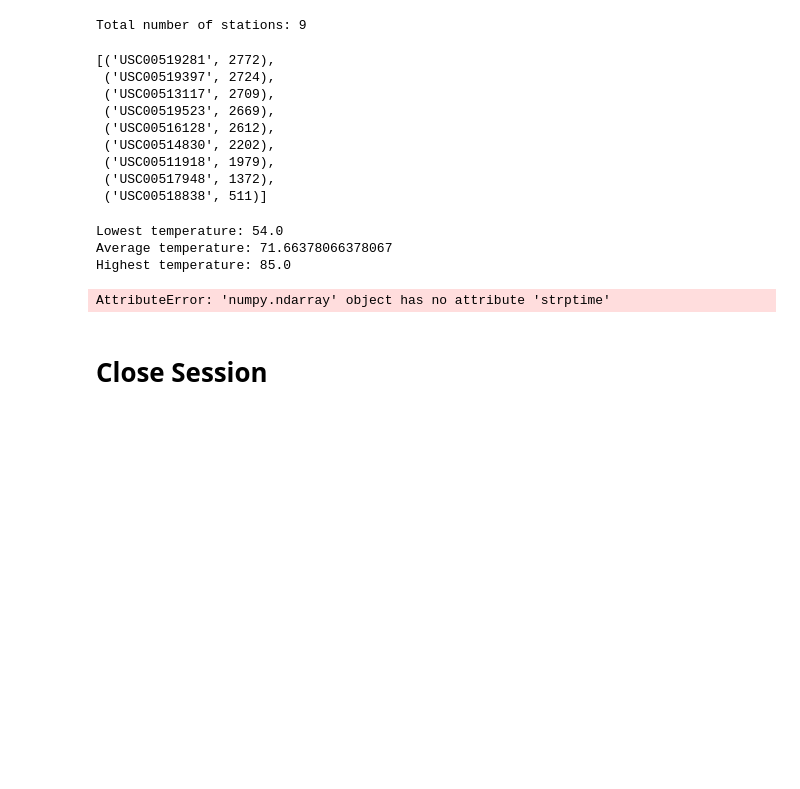
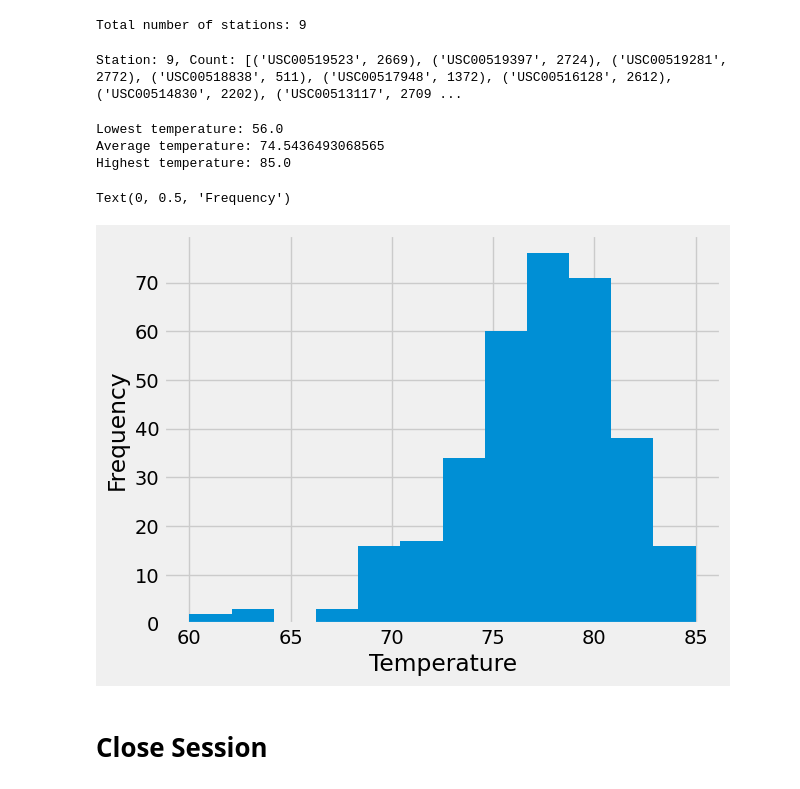
Before and after one commit to JaskiratSingh95/sqlalchemy-challenge, a Jupyter notebook: SurfsUp/climate_starter.ipynb, the cells around one changed output. Saved outputs shown, nothing was run; the diff lists cells and outputs as text; code cells hidden in the pictures; blank space fills up the shorter version.

```diff
--- a/SurfsUp/climate_starter.ipynb
+++ b/SurfsUp/climate_starter.ipynb
@@ -136,22 +191,15 @@ Total number of stations: 9
 # %%
 # Design a query to find the most active stations (i.e. which stations have the most rows?)
 # List the stations and their counts in descending order.
-station_counts = session.query(Measurement.station, func.count(Measurement.station)).\
-    group_by(Measurement.station).order_by(func.count(Measurement.station).desc()).all()
-station_counts
+sel = [Measurement.station, func.count(Measurement.id)]
+active_station = session.query(*sel).group_by(Measurement.station).\
+    order_by(Measurement.station.desc()). all()
+print (f"Station: {num_stations}, Count: {active_station}")
 # %% [output]
-[('USC00519281', 2772),
- ('USC00519397', 2724),
- ('USC00513117', 2709),
- ('USC00519523', 2669),
- ('USC00516128', 2612),
- ('USC00514830', 2202),
- ('USC00511918', 1979),
- ('USC00517948', 1372),
- ('USC00518838', 511)]
+Station: 9, Count: [('USC00519523', 2669), ('USC00519397', 2724), ('USC00519281', 2772), ('USC00518838', 511), ('USC00517948', 1372), ('USC00516128', 2612), ('USC00514830', 2202), ('USC00513117', 2709 ...
 # %%
 # Using the most active station id from the previous query, calculate the lowest, highest, and average temperature.
-most_active_station = station_counts[0][0]
+most_active_station = active_station[0][0]
 temperature_stats = session.query(func.min(Measurement.tobs), func.avg(Measurement.tobs), func.max(Measurement.tobs)).\
                     filter(Measurement.station == most_active_station).all()
 # Print the temperature statistics
@@ -159,31 +207,45 @@ print(f"Lowest temperature: {temperature_stats[0][0]}")
 print(f"Average temperature: {temperature_stats[0][1]}")
 print(f"Highest temperature: {temperature_stats[0][2]}")
 # %% [output]
-Lowest temperature: 54.0
-Average temperature: 71.66378066378067
+Lowest temperature: 56.0
+Average temperature: 74.5436493068565
 Highest temperature: 85.0
+# %%
+# Using the most active station id
+# Query the last 12 months of temperature observation data for this station and plot the results as a histogram
+temp_results = session.query(Measurement.station, Measurement.tobs).\
+    filter(Measurement.station == most_active_station).\
+    filter(Measurement.date >= start_date).all()
+
+temp_results_df = pd.DataFrame(temp_results)['tobs']
+
+hist = temp_results_df.hist(bins=12)
+plt.xlabel('Temperature')
+plt.ylabel('Frequency')
+# %% [output]
+Text(0, 0.5, 'Frequency')
+[figure, added]
 # %%
-# Using the most active station id
-# Query the last 12 months of temperature observation data for this station and plot the results as a histogram
-from datetime import datetime, timedelta
-# most_recent_date = session.query(Measurement.date).order_by(Measurement.date.desc()).first()[0]
-most_recent_date_tuple = session.query(Measurement.date).order_by(Measurement.date.desc()).first()
-most_recent_date = most_recent_date_tuple[0]
-most_recent_date
-# Calculate the start date for the last 12 months
-start_date = one_year_ago_datetime.strptime(most_recent_date, '%Y-%m-%d') - timedelta(days=365)
+#Previous code
+## Using the most active station id
+# # Query the last 12 months of temperature observation data for this station and plot the results as a histogram
+# from datetime import datetime, timedelta
+# # most_recent_date = session.query(Measurement.date).order_by(Measurement.date.desc()).first()[0]
+# most_recent_date_tuple = session.query(Measurement.date).order_by(Measurement.date.desc()).first()
+# most_recent_date = most_recent_date_tuple[0]
+# most_recent_date
+# # Calculate the start date for the last 12 months
+# start_date = one_year_ago_datetime.strptime(most_recent_date, '%Y-%m-%d') - timedelta(days=365)
 
-temperature_data = session.query(Measurement.tobs).\
-                   filter(Measurement.station == most_active_station, Measurement.date >= start_date).all()
-temperature_list = [t[0] for t in temperature_data]
-plt.hist(temperature_list, bins=12)
-plt.xlabel('Temperature (°F)')
-plt.ylabel('Frequency')
-plt.title(f'Temperature Distribution for Station {most_active_station}')
-plt.show()
-temperature_data
+# temperature_data = session.query(Measurement.tobs).\
+#                    filter(Measurement.station == most_active_station, Measurement.date >= start_date).all()
+# temperature_list = [t[0] for t in temperature_data]
+# plt.hist(temperature_list, bins=12)
+# plt.xlabel('Temperature (°F)')
+# plt.ylabel('Frequency')
+# plt.title(f'Temperature Distribution for Station {most_active_station}')
+# plt.show()
+# temperature_data
-# %% [output]
-AttributeError: 'numpy.ndarray' object has no attribute 'strptime'
 # %% [markdown]
 # Close Session
 # %%
```
Also changed, not shown: parts of 8 cells of this notebook, 1 other file.
